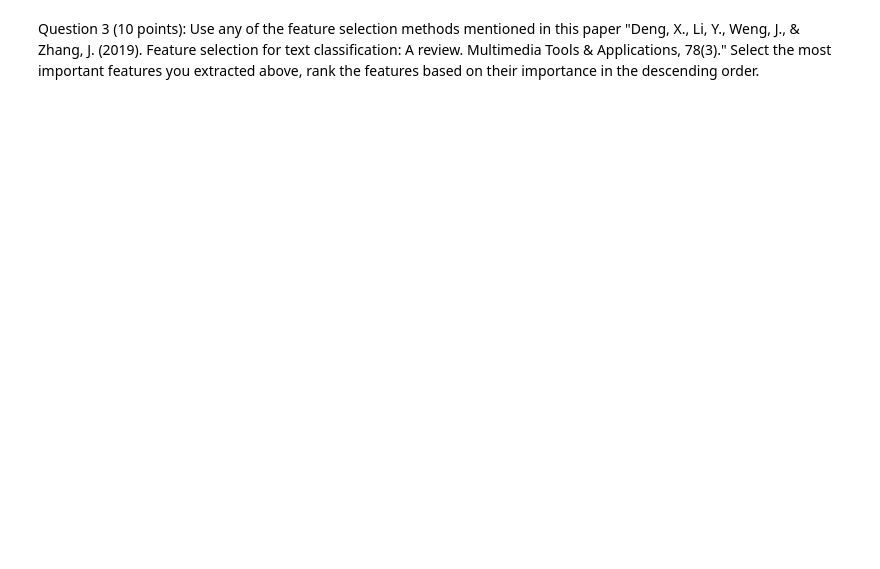
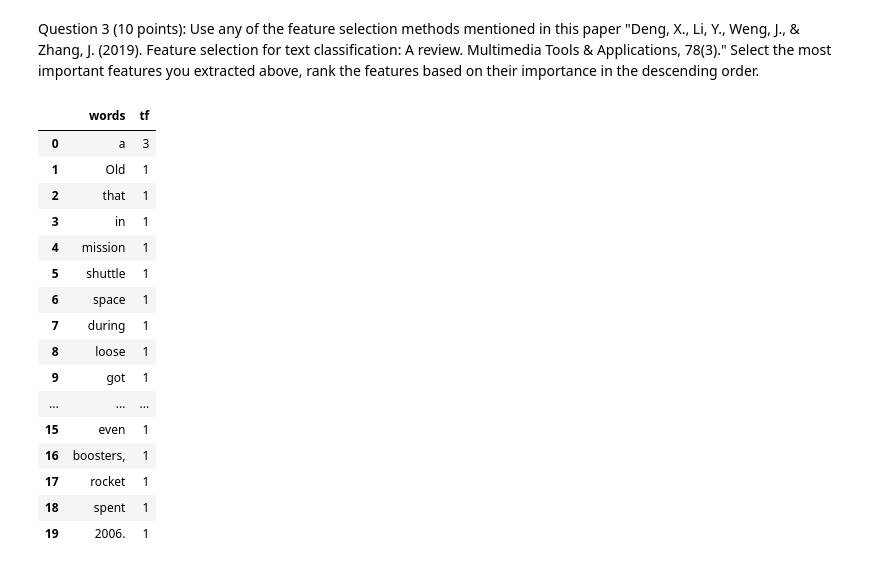
Before and after one commit to kavyamannam/haihua_INFO5731_Spring2020, a Jupyter notebook: In_class_exercise_03_10062022.ipynb, the cells around one changed output. Saved outputs shown, nothing was run; the diff lists cells and outputs as text; code cells hidden in the pictures; blank space fills up the shorter version.

```diff
--- a/In_class_exercise_03_10062022.ipynb
+++ b/In_class_exercise_03_10062022.ipynb
@@ -291,0 +283,11 @@ termfreq
+# %%
+# Getting Stopwords
+
+from nltk.corpus import stopwords
+
+import nltk
+nltk.download('stopwords')
+stop = stopwords.words('english')
+
+data['stopwords'] = data['sentense'].apply(lambda x: len([x for x in x.split() if x in stop]))
+data[['sentense','stopwords']].head()
@@ -295,0 +338,22 @@ Question 3 (10 points): Use any of the feature selection methods mentioned in th
+# %%
+txt_classification = (data['sentense'][3:4]).apply(lambda x: pd.value_counts(x.split(" "))).sum(axis = 0).reset_index()
+txt_classification.columns = ['words','tf']
+txt_classification
+# %% [output]
+|  | words | tf |
+| 0 | a | 3 |
+| 1 | Old | 1 |
+| 2 | that | 1 |
+| 3 | in | 1 |
+| 4 | mission | 1 |
+| 5 | shuttle | 1 |
+| 6 | space | 1 |
+| 7 | during | 1 |
+| 8 | loose | 1 |
+| 9 | got | 1 |
+| ... | ... | ... |
+| 15 | even | 1 |
+| 16 | boosters, | 1 |
+| 17 | rocket | 1 |
+| 18 | spent | 1 |
+| 19 | 2006. | 1 |
```
Also changed, not shown: parts of 8 cells of this notebook.
